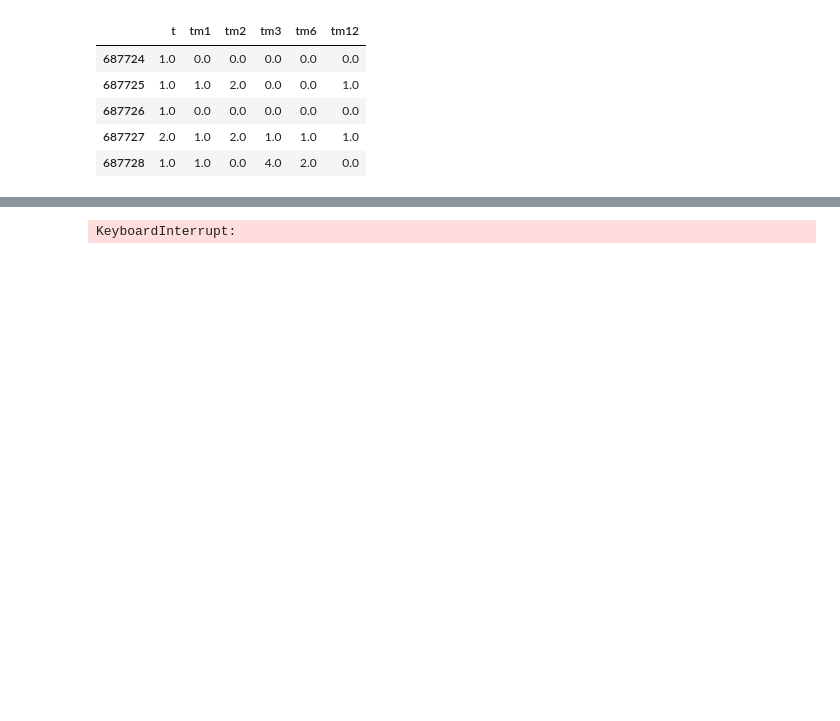
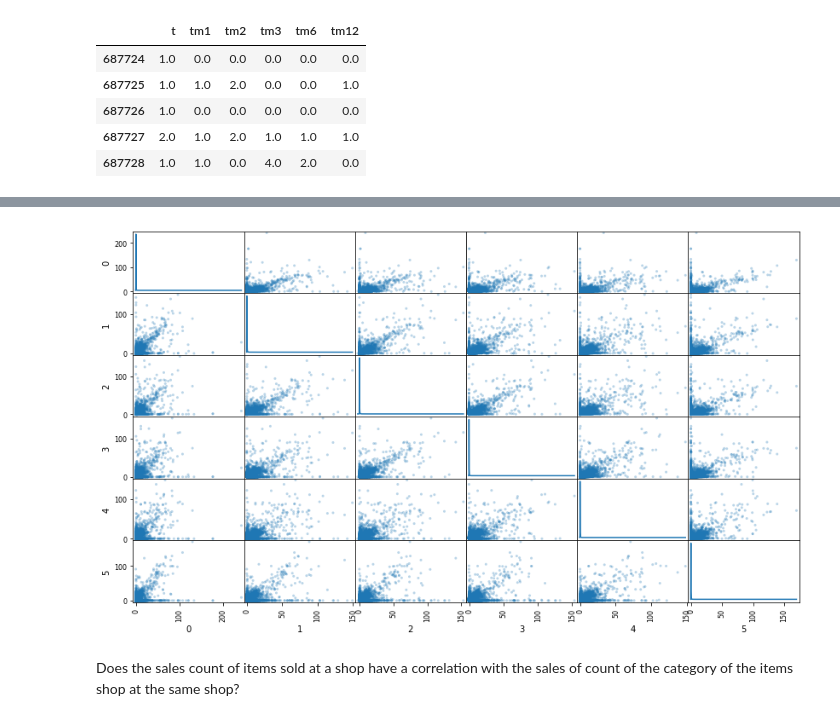
Before and after one commit to dylan-chu/Machine-Learning-Capstone, a Jupyter notebook: data_exploration.ipynb, the cells around one changed output, grey strips where cells are left out. Cells and saved outputs as stored; diff of their text form; code cells hidden in the pictures; blank space fills up the shorter version.

```diff
--- a/data_exploration.ipynb
+++ b/data_exploration.ipynb
@@ -185,4 +190,13 @@ item_sales_data.head()
+# %%
+from sklearn.preprocessing import StandardScaler
+
+scaler = StandardScaler()
+scaler.fit(item_sales_data)
+scaled_data = scaler.transform(item_sales_data)
+scaled_data_df = pd.DataFrame(data=scaled_data)
 # %%
-pd.plotting.scatter_matrix(item_sales_data, alpha = 0.3, figsize = (14,8), diagonal = 'kde');
+pd.plotting.scatter_matrix(scaled_data_df, alpha = 0.3, figsize = (12,12), diagonal = 'hist');
 # %% [output]
-KeyboardInterrupt:
+[figure, added]
+# %% [markdown]
+Does the sales count of items sold at a shop have a correlation with the sales of count of the category of the items shop at the same shop?
```
Also changed, not shown: parts of 24 cells of this notebook.
